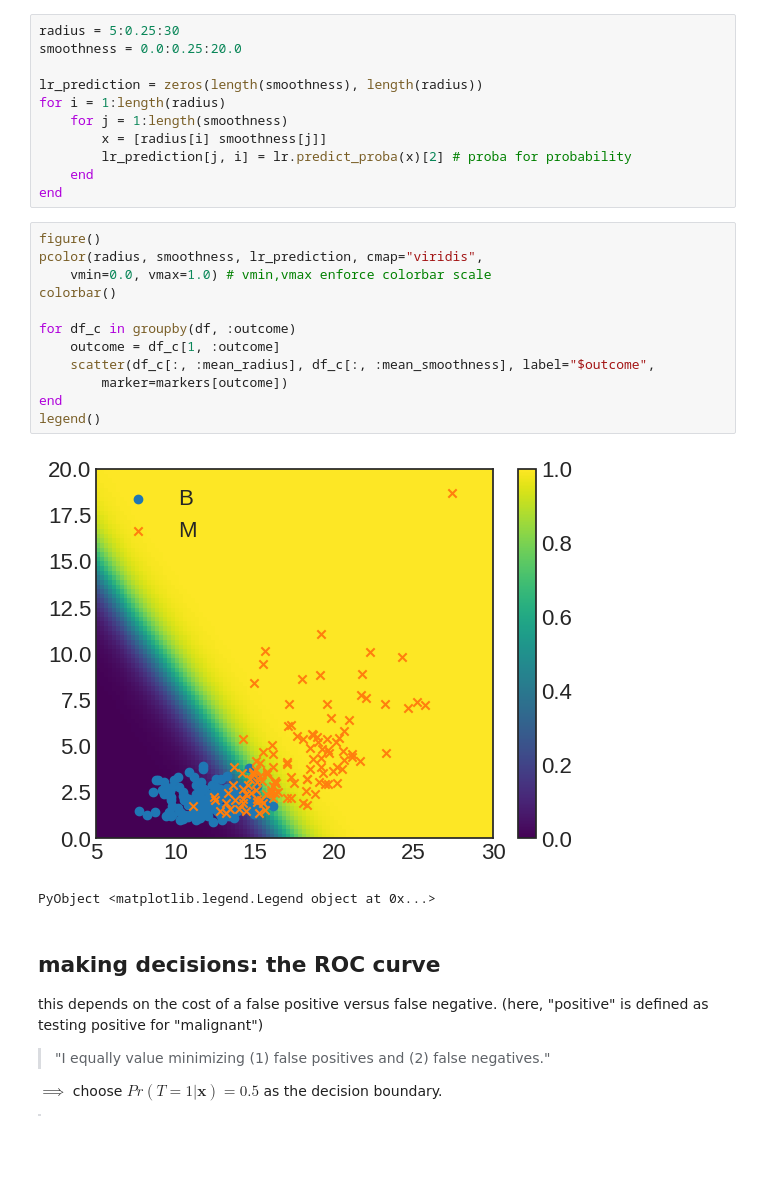
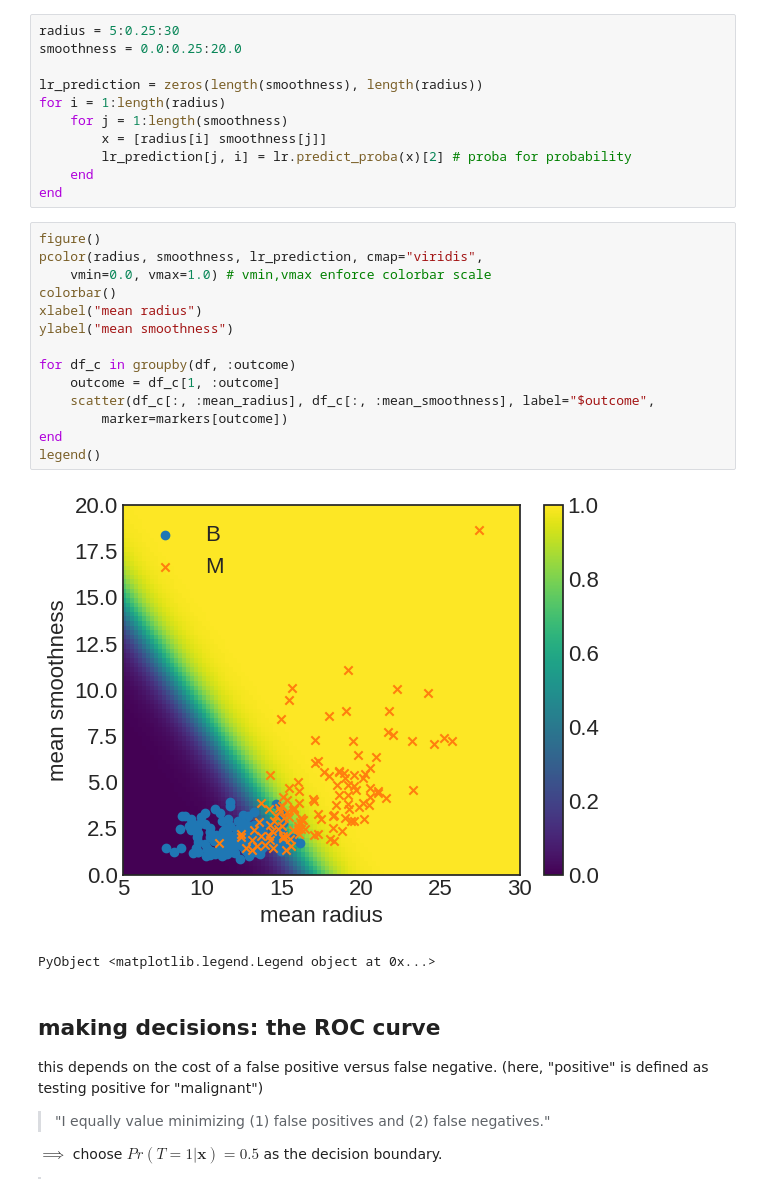
Before and after one commit to SimonEnsemble/data_science_course, a Jupyter notebook: lectures/logistic_regression/logistic regression.ipynb, the cells around one changed output. Cells and saved outputs as stored; diff of their text form; blank space fills up the shorter version.

```diff
--- a/lectures/logistic_regression/logistic regression.ipynb
+++ b/lectures/logistic_regression/logistic regression.ipynb
@@ -137,17 +143,19 @@ end
 # %%
 figure()
 pcolor(radius, smoothness, lr_prediction, cmap="viridis",
     vmin=0.0, vmax=1.0) # vmin,vmax enforce colorbar scale
 colorbar()
+xlabel("mean radius")
+ylabel("mean smoothness")
 
 for df_c in groupby(df, :outcome)
     outcome = df_c[1, :outcome]
     scatter(df_c[:, :mean_radius], df_c[:, :mean_smoothness], label="$outcome",
         marker=markers[outcome])
 end
 legend()
 # %% [output]
-[figure, old version]
+[figure, new version]
 PyObject <matplotlib.legend.Legend object at 0x...>
 # %% [markdown]
 ## making decisions: the ROC curve
```
Also changed, not shown: parts of 3 cells of this notebook.
